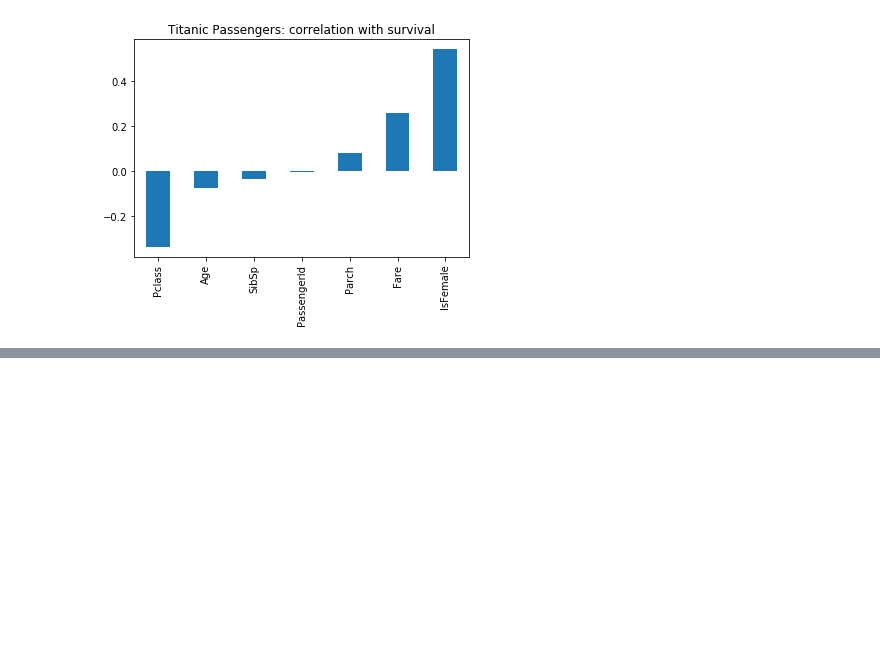
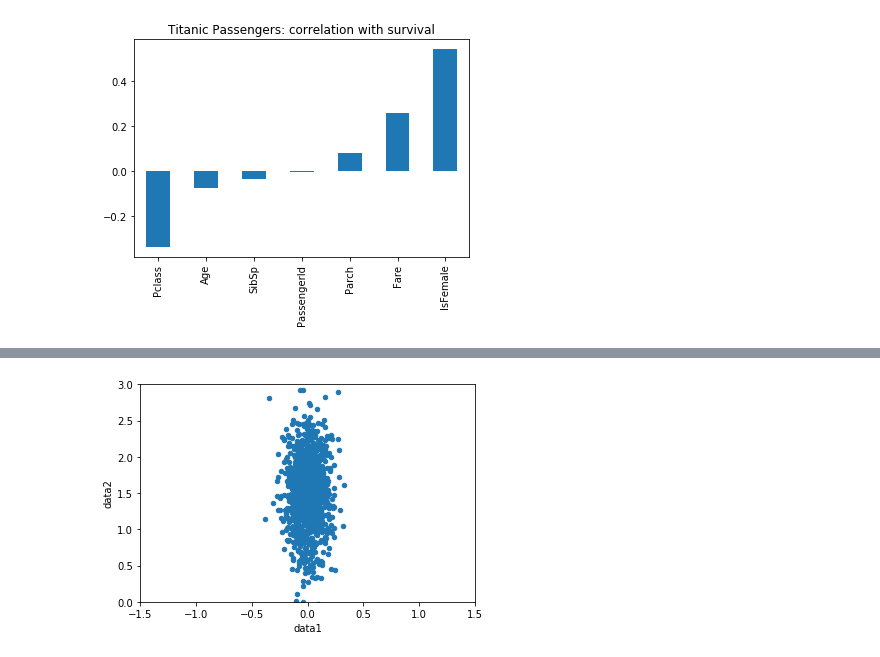
Before and after one commit to drujensen/zero-to-deep-learning, a Jupyter notebook: work/Chapter 2.ipynb, the cells around one changed output, grey strips where cells are left out. Cells and saved outputs as stored; diff of their text form; code cells hidden in the pictures; blank space fills up the shorter version.

```diff
--- a/work/Chapter 2.ipynb
+++ b/work/Chapter 2.ipynb
@@ -255,0 +293,5 @@ df.plot(title='Line Plot')
+# %%
+_ = df.plot(kind='scatter', x='data1', y='data2',
+              xlim=(-1.5, 1.5), ylim=(0, 3))
+# %% [output]
+[figure, added]
```
Also changed, not shown: parts of 29 cells of this notebook, 16 other files.
